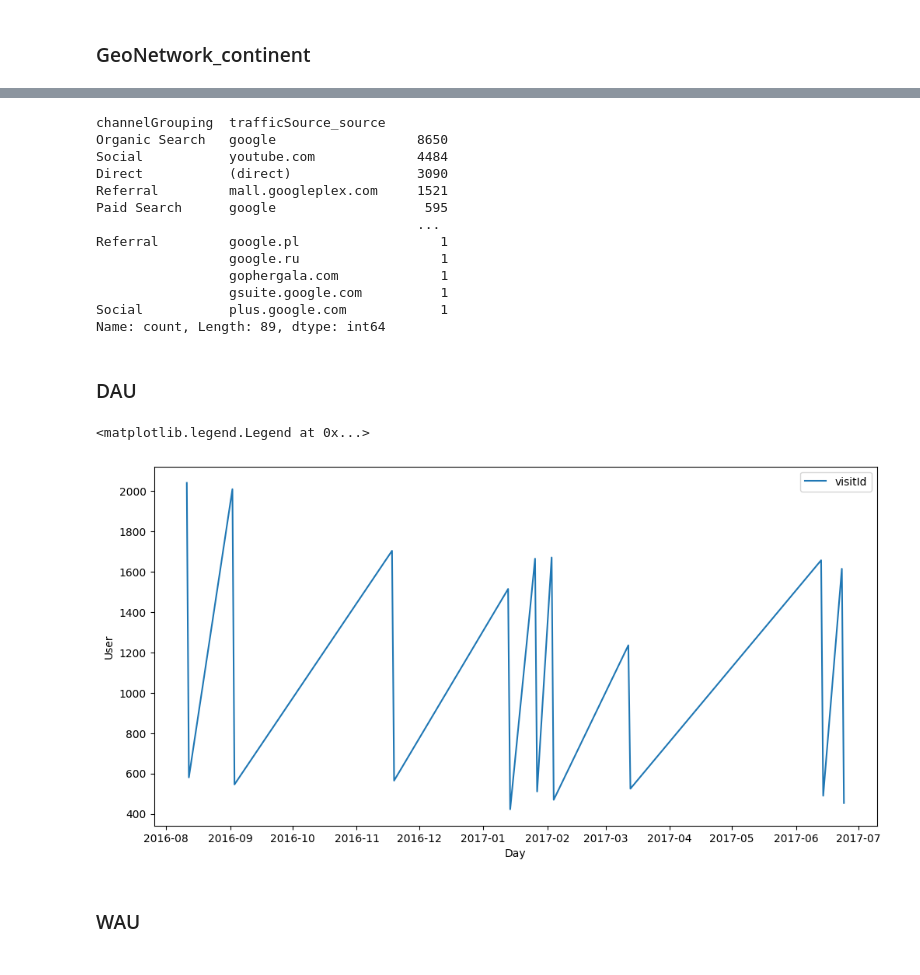
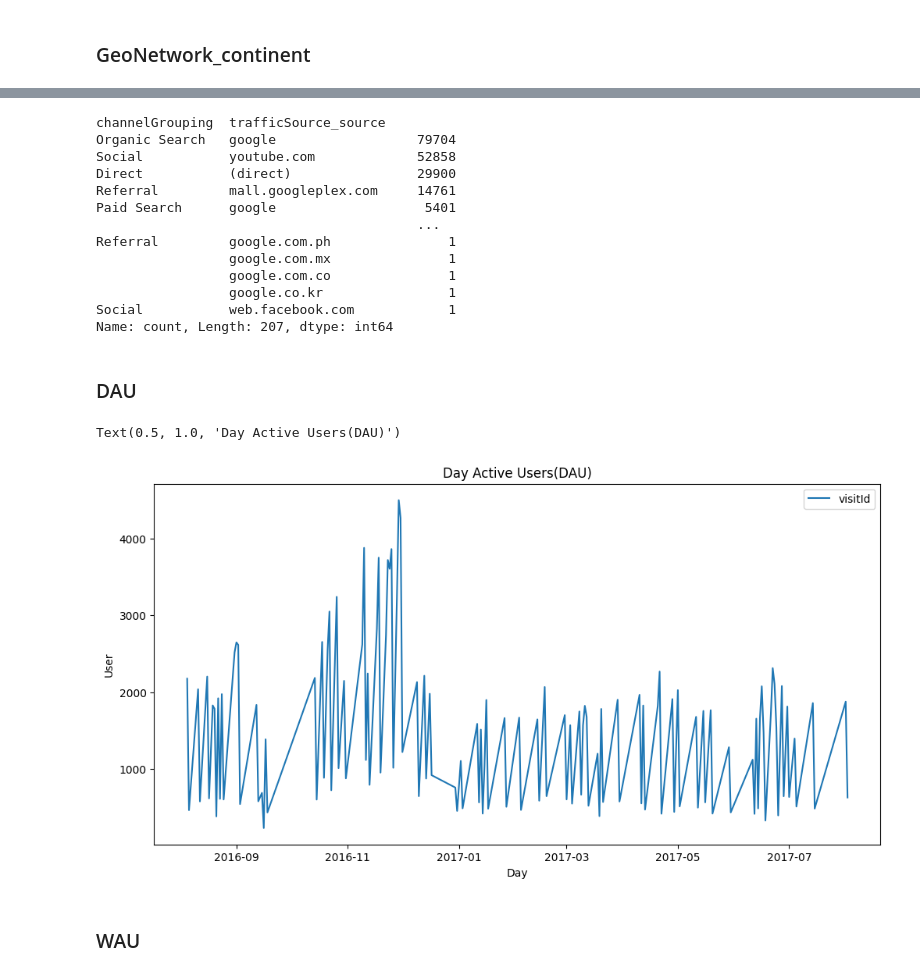
Before and after one commit to eju1019/ipark, a Jupyter notebook: projcet.ipynb, the cells around one changed output, grey strips where cells are left out. Cells and saved outputs as stored; diff of their text form; code cells hidden in the pictures.

```diff
--- a/projcet.ipynb
+++ b/projcet.ipynb
@@ -29,7 +29,7 @@ def load_df(csv_path='train.csv', nrows=None) -> pd.DataFrame:
         df = df.drop(column, axis=1).merge(column_as_df, right_index=True, left_index=True)
     return df
 
-df = load_df(nrows=20000)
+df = load_df(nrows=200000)
 # %% [markdown]
 ## DROP
 # %%
@@ -84,7 +84,7 @@ def change_numeric(df:pd.DataFrame)-> pd.DataFrame :
     '''
     transform_int_columns = ['totals_hits','totals_pageviews','totals_bounces','totals_newVisits','totals_transactionRevenue']
     df[transform_int_columns]=df[transform_int_columns].fillna(0)
-    df[transform_int_columns]= df[transform_int_columns].astype(int)
+    df[transform_int_columns]= np.int64(df[transform_int_columns])
     return df
 
 df=change_numeric(df)
@@ -145,31 +150,32 @@ result_df = df.groupby(df['channelGrouping'])['trafficSource_source'].value_coun
 result_df
 # %% [output]
 channelGrouping  trafficSource_source
-Organic Search   google                  8650
-Social           youtube.com             4484
-Direct           (direct)                3090
-Referral         mall.googleplex.com     1521
-Paid Search      google                   595
+Organic Search   google                  79704
+Social           youtube.com             52858
+Direct           (direct)                29900
+Referral         mall.googleplex.com     14761
+Paid Search      google                   5401
                                          ...
-Referral         google.pl                  1
-                 google.ru                  1
-                 gophergala.com             1
-                 gsuite.google.com          1
-Social           plus.google.com            1
-Name: count, Length: 89, dtype: int64
+Referral         google.com.ph               1
+                 google.com.mx               1
+                 google.com.co               1
+                 google.co.kr                1
+Social           web.facebook.com            1
+Name: count, Length: 207, dtype: int64
 # %% [markdown]
 ### DAU
 # %%
 df['date_of_Day']=df.visitStartTime.dt.date
 df_DAU=df.groupby(df['date_of_Day'])['visitId'].nunique()
 plt.figure(figsize=(12,6))
 df_DAU.plot(kind='line',legend='visitId')
 plt.xlabel('Day')
 plt.ylabel('User')
 plt.legend()
+plt.title('Day Active Users(DAU)')
 # %% [output]
-<matplotlib.legend.Legend at 0x...>
+Text(0.5, 1.0, 'Day Active Users(DAU)')
-[figure, old version]
+[figure, new version]
 # %% [markdown]
 ### WAU
 # %%
```
Also changed, not shown: parts of 14 cells of this notebook.
